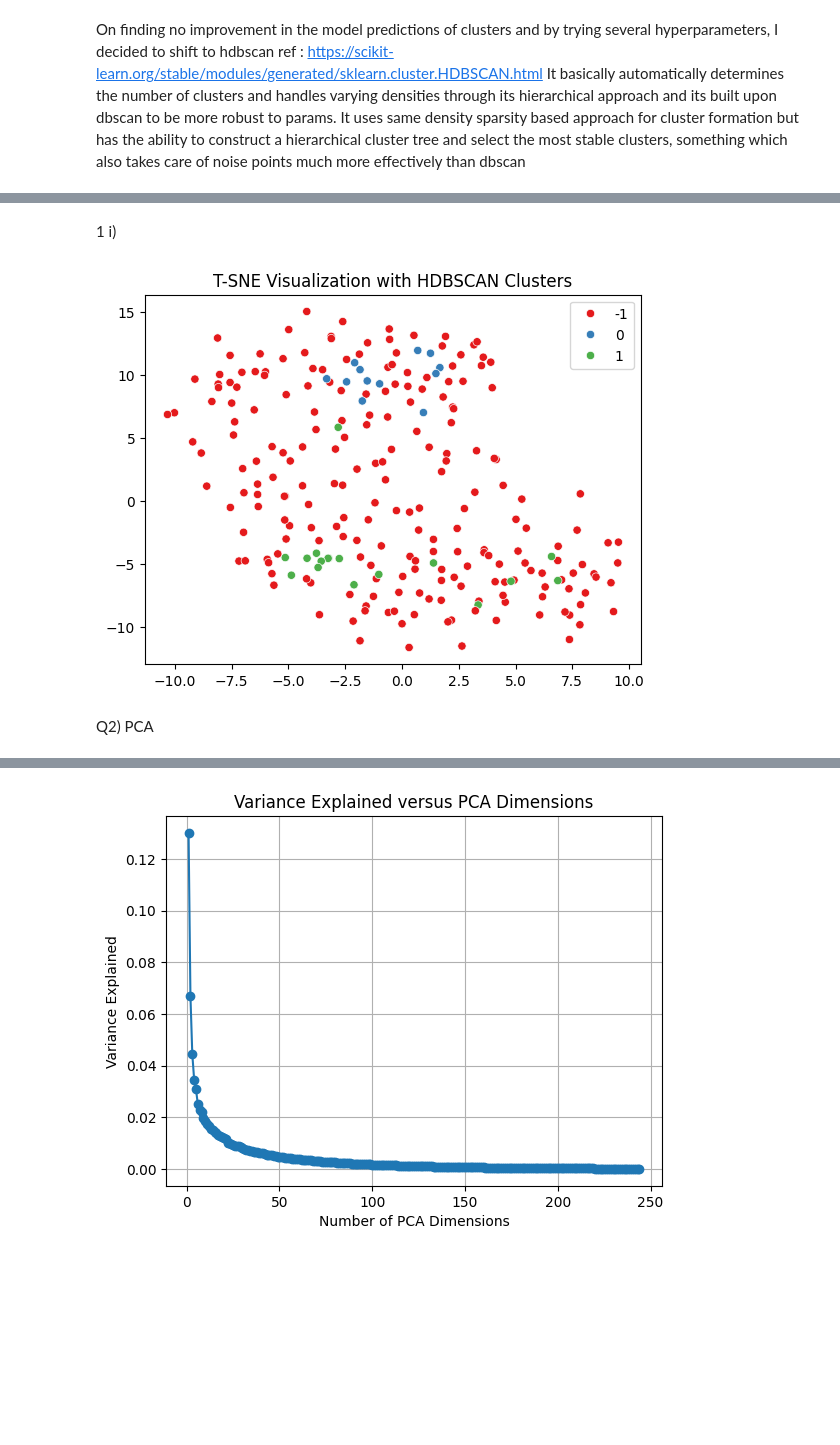
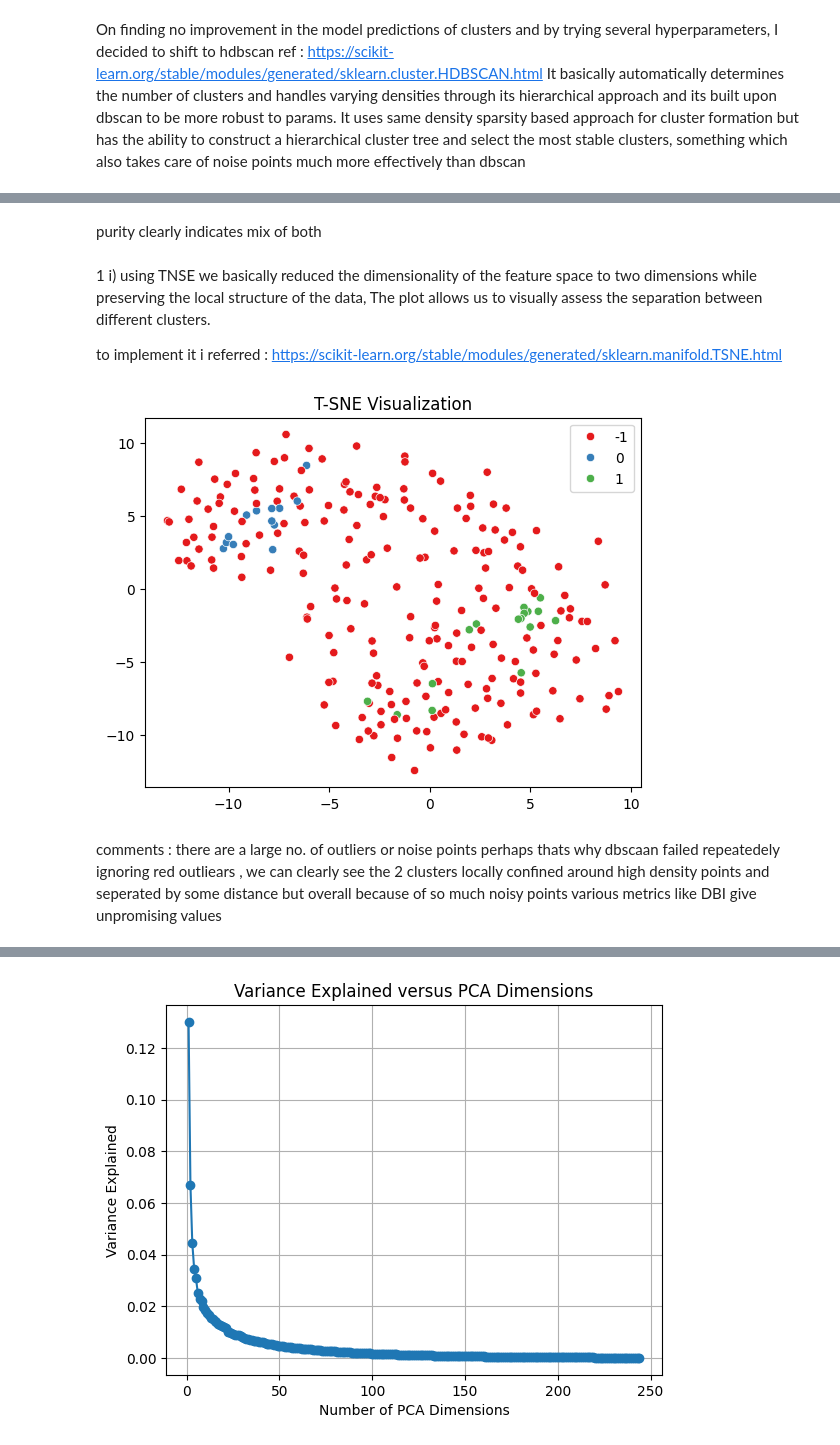
Before and after one commit to prachitgupta/ML_Algorithms, a Jupyter notebook: assignment3.ipynb, the cells around one changed output, grey strips where cells are left out. Cells and saved outputs as stored; diff of their text form; code cells hidden in the pictures; blank space fills up the shorter version.

```diff
--- a/assignment3.ipynb
+++ b/assignment3.ipynb
@@ -361,16 +380,22 @@ Cluster Purity of cluster 3 with majority class 0 is 0.5882352941176471
 Cluster Purity of cluster 1 with majority class 0 is 0.49767441860465117
-# %% [markdown]
-1 i)
+# %% [markdown]
+purity clearly indicates mix of both
+# %% [markdown]
+1 i) using TNSE we basically reduced the dimensionality of the feature space to two dimensions while preserving the local structure of the data, The plot allows us to visually assess the separation between different clusters.
+
+to implement it i referred : https://scikit-learn.org/stable/modules/generated/sklearn.manifold.TSNE.html
 # %%
 def visualize_tsne(features, cluster_labels):
-    tsne = TSNE(n_components=2)
-    tsne_features = tsne.fit_transform(features)
-    sns.scatterplot(x=tsne_features[:, 0], y=tsne_features[:, 1], hue=cluster_labels, palette='Set1', legend='full')
-    plt.title('T-SNE Visualization with HDBSCAN Clusters')
+    tsne = TSNE(n_components=2) ##initialize tnse to reduce dimension to 2d
+    tsne_features = tsne.fit_transform(features)##fitted model on features
+    sns.scatterplot(x=tsne_features[:, 0], y=tsne_features[:, 1], hue=cluster_labels, palette='Set1', legend='full') ##scatterd plot
+    plt.title('T-SNE Visualization')
     plt.show()
 
 visualize_tsne(features,  labels)
 # %% [output]
-[figure, old version]
+[figure, new version]
-# %% [markdown]
-Q2) PCA
+# %% [markdown]
+comments : there are a large no. of outliers or noise points perhaps thats why dbscaan failed repeatedely
+ignoring red outliears , we can clearly see the 2 clusters locally confined around high density points and seperated by some distance
+but overall because of so much noisy points various metrics like DBI give unpromising values
```
Also changed, not shown: parts of 22 cells of this notebook.
